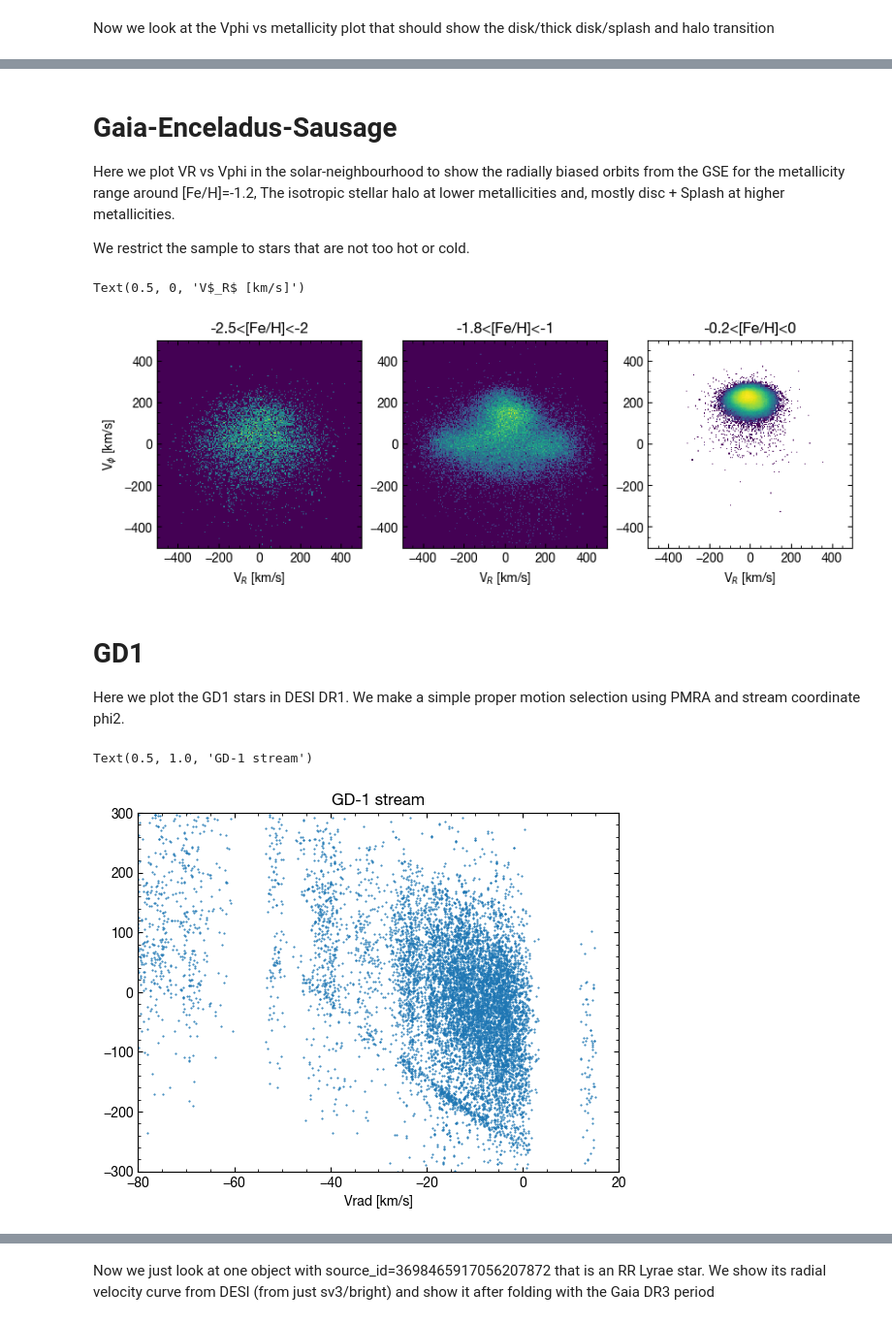
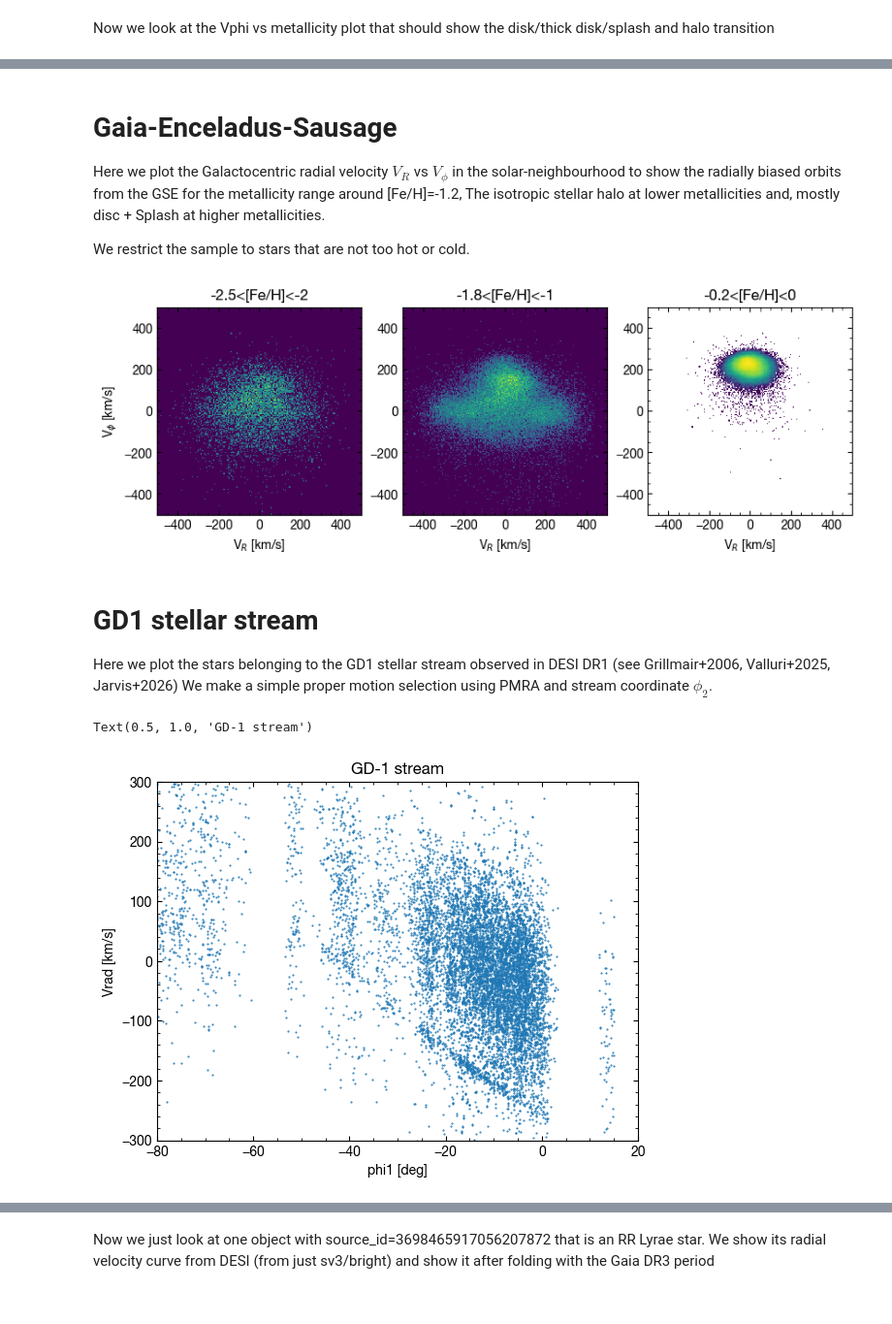
Before and after one commit to segasai/desi_mws_tutorial_toronto2026, a Jupyter notebook: DR1_MWS_tutorial.ipynb, the cells around one changed output, grey strips where cells are left out. Shown at 97% size. Cells and saved outputs as stored; diff of their text form; code cells hidden in the pictures.

```diff
--- a/DR1_MWS_tutorial.ipynb
+++ b/DR1_MWS_tutorial.ipynb
@@ -99,5 +180,2 @@ you may run out of memory if reading as an astropy table, so we read as a FITS t
 # %%
-# G_T = atpy.Table().read(data_prefix + 'mwsall-pix-iron.fits',
-#                        'GAIA',
-#                        mask_invalid=False)
-G_T = pyfits.getdata(fname, 'GAIA')
+G_T = pyfits.getdata(fname, 'GAIA', mask_invalid=False)
@@ -643,7 +744,7 @@ plt.colorbar(label=r'V$_\phi$ [km/s]')
 # %% [markdown]
 # Gaia-Enceladus-Sausage
 
-Here we plot VR vs Vphi in the solar-neighbourhood to show the radially biased orbits from the GSE for the metallicity range around [Fe/H]=-1.2, The isotropic stellar halo at lower metallicities and, mostly disc + Splash at higher metallicities.
+Here we plot the Galactocentric radial velocity $V_R$ vs $V_\phi$ in the solar-neighbourhood to show the radially biased orbits from the GSE for the metallicity range around [Fe/H]=-1.2, The isotropic stellar halo at lower metallicities and, mostly disc + Splash at higher metallicities.
 
 We restrict the sample to stars that are not too hot or cold.
 # %%
@@ -683,28 +784,28 @@ plt.hist2d(VR[cur_sel],
            bins=[200, 200],
            norm=maco.LogNorm())
 plt.title('-0.2<[Fe/H]<0')
-plt.xlabel('V$_R$ [km/s]')
+plt.xlabel('V$_R$ [km/s]');
 # %% [output]
-Text(0.5, 0, 'V$_R$ [km/s]')
 [figure]
 # %% [markdown]
-# GD1
+# GD1 stellar stream
 
-Here we plot the GD1 stars in DESI DR1. We make a simple proper motion selection using PMRA and stream coordinate phi2.
+Here we plot the stars belonging to the GD1 stellar stream observed in DESI DR1 (see Grillmair+2006, Valluri+2025, Jarvis+2026)
+We make a simple proper motion selection using PMRA and stream coordinate $\phi_2$.
 # %%
 import gala.coordinates as gc
 C=acoo.SkyCoord(ra=RV_T['TARGET_RA']*auni.deg,
                 dec=RV_T['TARGET_DEC']*auni.deg)
 gd1C=C.transform_to(gc.GD1Koposov10())
-sel = (G_T['PMRA']<-5)&(gd1C.phi2<3*auni.deg)&(gd1C.phi2>-4*auni.deg)&(RV_T['FEH']<-1)
+sel = (G_T['PMRA']<-5) & (gd1C.phi2 < 3*auni.deg) & (gd1C.phi2 > -4 * auni.deg) & (RV_T['FEH']<-1)
 plt.plot(gd1C.phi1.to_value(auni.deg)[sel],RV_T['VRAD'][sel],'.',markersize=1)
 plt.xlim(-80,20)
 plt.ylim(-300,300)
 plt.xlabel('phi1 [deg]')
-plt.xlabel('Vrad [km/s]');
+plt.ylabel('Vrad [km/s]');
 plt.title('GD-1 stream')
 # %% [output]
 Text(0.5, 1.0, 'GD-1 stream')
-[figure, old version]
+[figure, new version]
 # %% [markdown]
 # Single epoch data
```
Also changed, not shown: parts of 54 cells of this notebook, 2 other files.
